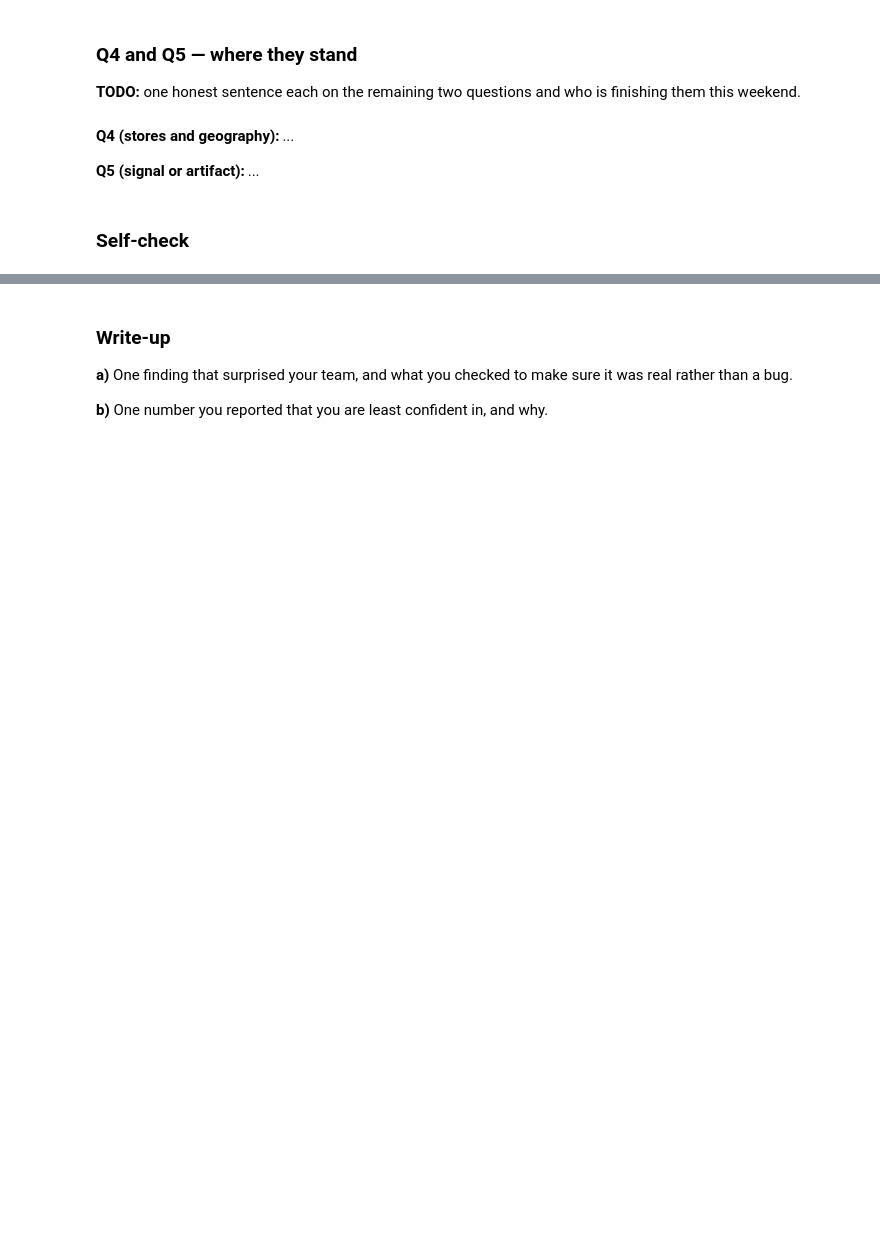
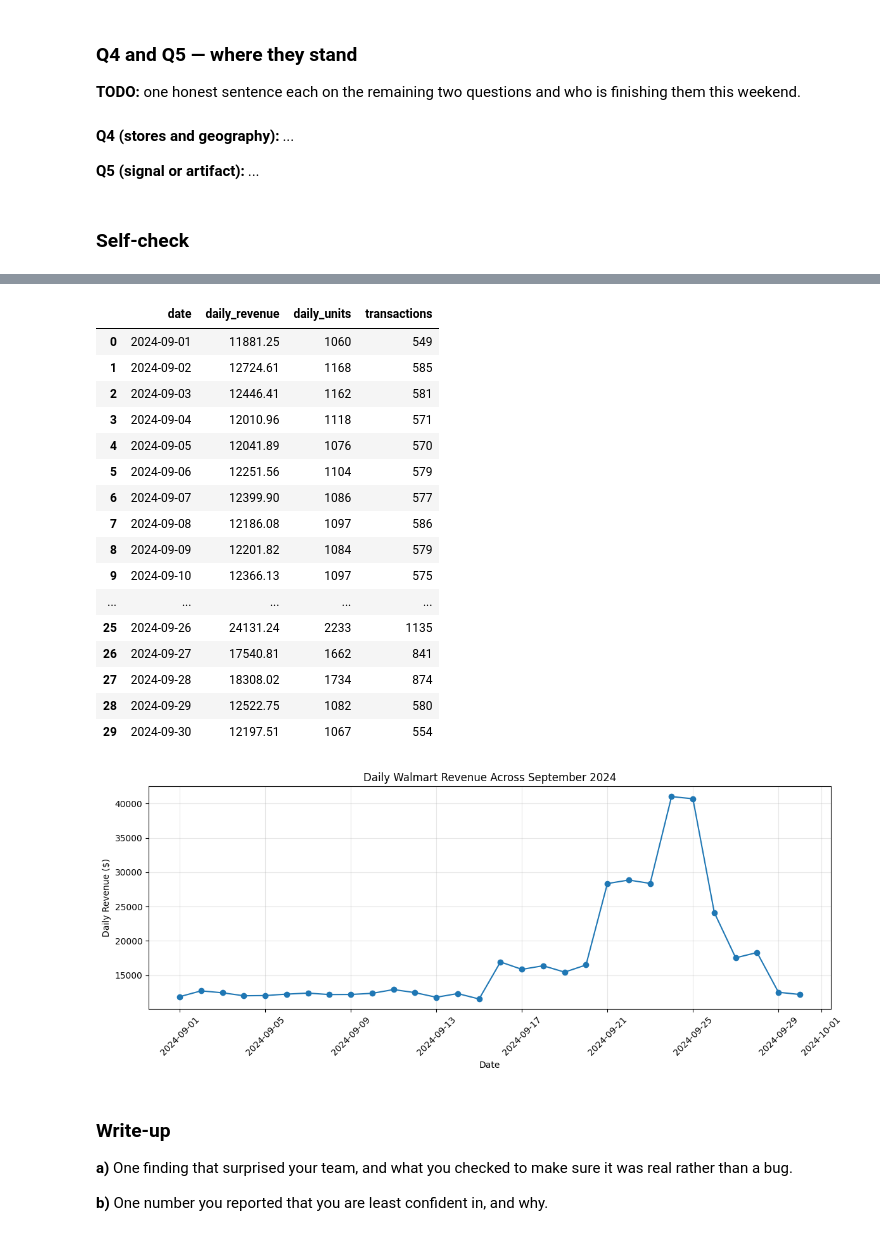
Before and after one commit to hershiaytoda/walmart-hurricane-project, a Jupyter notebook: notebooks/06-midterm-walmart/2026-10-30 — Midterm Progress — Lab.ipynb, the cells around one changed output, grey strips where cells are left out. Drawn from its saved outputs; the diff is of its cells as text; code cells hidden in the pictures; blank space fills up the shorter version.

```diff
--- a/notebooks/06-midterm-walmart/2026-10-30 — Midterm Progress — Lab.ipynb
+++ b/notebooks/06-midterm-walmart/2026-10-30 — Midterm Progress — Lab.ipynb
@@ -632,3 +831,55 @@ print('ready for presentations:', all(
+# %%
+#Extra plot- Ignore
+
+# Count transactions by date
+tx['date'] = tx['timestamp'].dt.date
+
+daily_sales = (
+    tx.groupby('date')
+    .agg(
+        daily_revenue=('revenue', 'sum'),
+        daily_units=('quantity', 'sum'),
+        transactions=('transaction_id', 'nunique')
+    )
+    .reset_index()
+)
+
+display(daily_sales)
+
+# daily revenue
+plt.figure(figsize=(12, 5))
+plt.plot(
+    daily_sales['date'],
+    daily_sales['daily_revenue'],
+    marker='o'
+)
+
+plt.title('Daily Walmart Revenue Across September 2024')
+plt.xlabel('Date')
+plt.ylabel('Daily Revenue ($)')
+plt.xticks(rotation=45)
+plt.grid(alpha=0.3)
+plt.tight_layout()
+plt.show()
+# %% [output]
+|  | date | daily_revenue | daily_units | transactions |
+| 0 | 2024-09-01 | 11881.25 | 1060 | 549 |
+| 1 | 2024-09-02 | 12724.61 | 1168 | 585 |
+| 2 | 2024-09-03 | 12446.41 | 1162 | 581 |
+| 3 | 2024-09-04 | 12010.96 | 1118 | 571 |
+| 4 | 2024-09-05 | 12041.89 | 1076 | 570 |
+| 5 | 2024-09-06 | 12251.56 | 1104 | 579 |
+| 6 | 2024-09-07 | 12399.90 | 1086 | 577 |
+| 7 | 2024-09-08 | 12186.08 | 1097 | 586 |
+| 8 | 2024-09-09 | 12201.82 | 1084 | 579 |
+| 9 | 2024-09-10 | 12366.13 | 1097 | 575 |
+| ... | ... | ... | ... | ... |
+| 25 | 2024-09-26 | 24131.24 | 2233 | 1135 |
+| 26 | 2024-09-27 | 17540.81 | 1662 | 841 |
+| 27 | 2024-09-28 | 18308.02 | 1734 | 874 |
+| 28 | 2024-09-29 | 12522.75 | 1082 | 580 |
+| 29 | 2024-09-30 | 12197.51 | 1067 | 554 |
+[figure, added]
 # %% [markdown]
 ### Write-up
 
```
Also changed, not shown: parts of 7 cells of this notebook.
